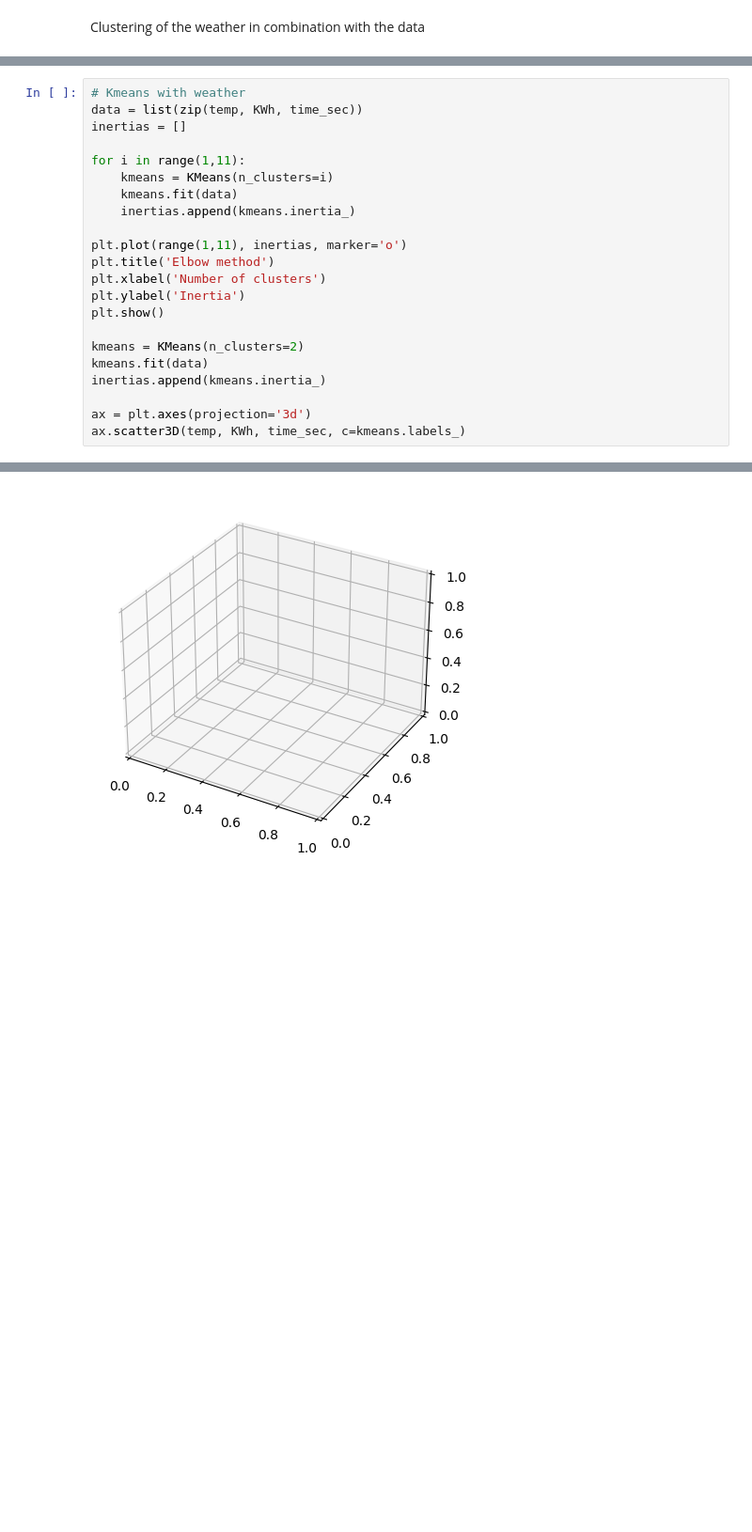
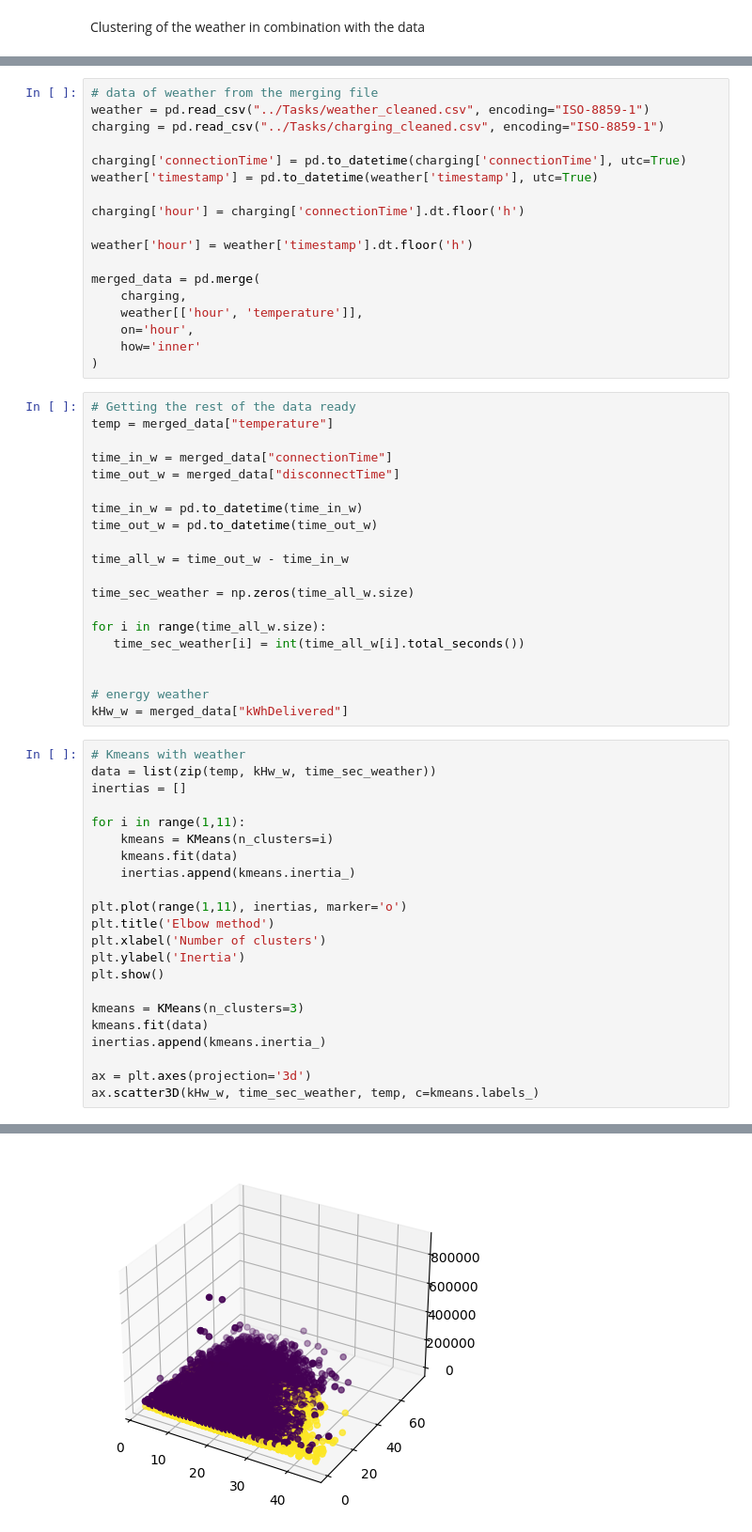
Before and after one commit to Vigro08/AA-Team-Assignment, a Jupyter notebook: Tasks/03_Clustering.ipynb, the cells around one changed output, grey strips where cells are left out. Shown at 94% size. Saved outputs shown, nothing was run; the diff lists cells and outputs as text; blank space fills up the shorter version.

Commit message:
Clustering version 4

```diff
--- a/Tasks/03_Clustering.ipynb
+++ b/Tasks/03_Clustering.ipynb
@@ -264,6 +226,44 @@ temp = merged_data["temperature"]
+# %%
+# data of weather from the merging file
+weather = pd.read_csv("../Tasks/weather_cleaned.csv", encoding="ISO-8859-1")
+charging = pd.read_csv("../Tasks/charging_cleaned.csv", encoding="ISO-8859-1")
+
+charging['connectionTime'] = pd.to_datetime(charging['connectionTime'], utc=True)
+weather['timestamp'] = pd.to_datetime(weather['timestamp'], utc=True)
+
+charging['hour'] = charging['connectionTime'].dt.floor('h')
+
+weather['hour'] = weather['timestamp'].dt.floor('h')
+
+merged_data = pd.merge(
+    charging,
+    weather[['hour', 'temperature']],
+    on='hour',
+    how='inner'
+)
+# %%
+# Getting the rest of the data ready
+temp = merged_data["temperature"]
+
+time_in_w = merged_data["connectionTime"]
+time_out_w = merged_data["disconnectTime"]
+
+time_in_w = pd.to_datetime(time_in_w)
+time_out_w = pd.to_datetime(time_out_w)
+
+time_all_w = time_out_w - time_in_w
+
+time_sec_weather = np.zeros(time_all_w.size)
+
+for i in range(time_all_w.size):
+   time_sec_weather[i] = int(time_all_w[i].total_seconds())
+
+
+# energy weather
+kHw_w = merged_data["kWhDelivered"]
 # %%
 # Kmeans with weather
-data = list(zip(temp, KWh, time_sec))
+data = list(zip(temp, kHw_w, time_sec_weather))
 inertias = []
 
 for i in range(1,11):
@@ -277,10 +277,10 @@ plt.xlabel('Number of clusters')
 plt.ylabel('Inertia')
 plt.show()
 
-kmeans = KMeans(n_clusters=2)
+kmeans = KMeans(n_clusters=3)
 kmeans.fit(data)
 inertias.append(kmeans.inertia_)
 
 ax = plt.axes(projection='3d')
-ax.scatter3D(temp, KWh, time_sec, c=kmeans.labels_)
+ax.scatter3D(kHw_w, time_sec_weather, temp, c=kmeans.labels_)
 # %% [output]
@@ -289 +289 @@ ValueError: shape mismatch: objects cannot be broadcast to a single shape.  Mism
-[figure, old version]
+[figure, new version]
```
Also changed, not shown: parts of 6 cells of this notebook.
